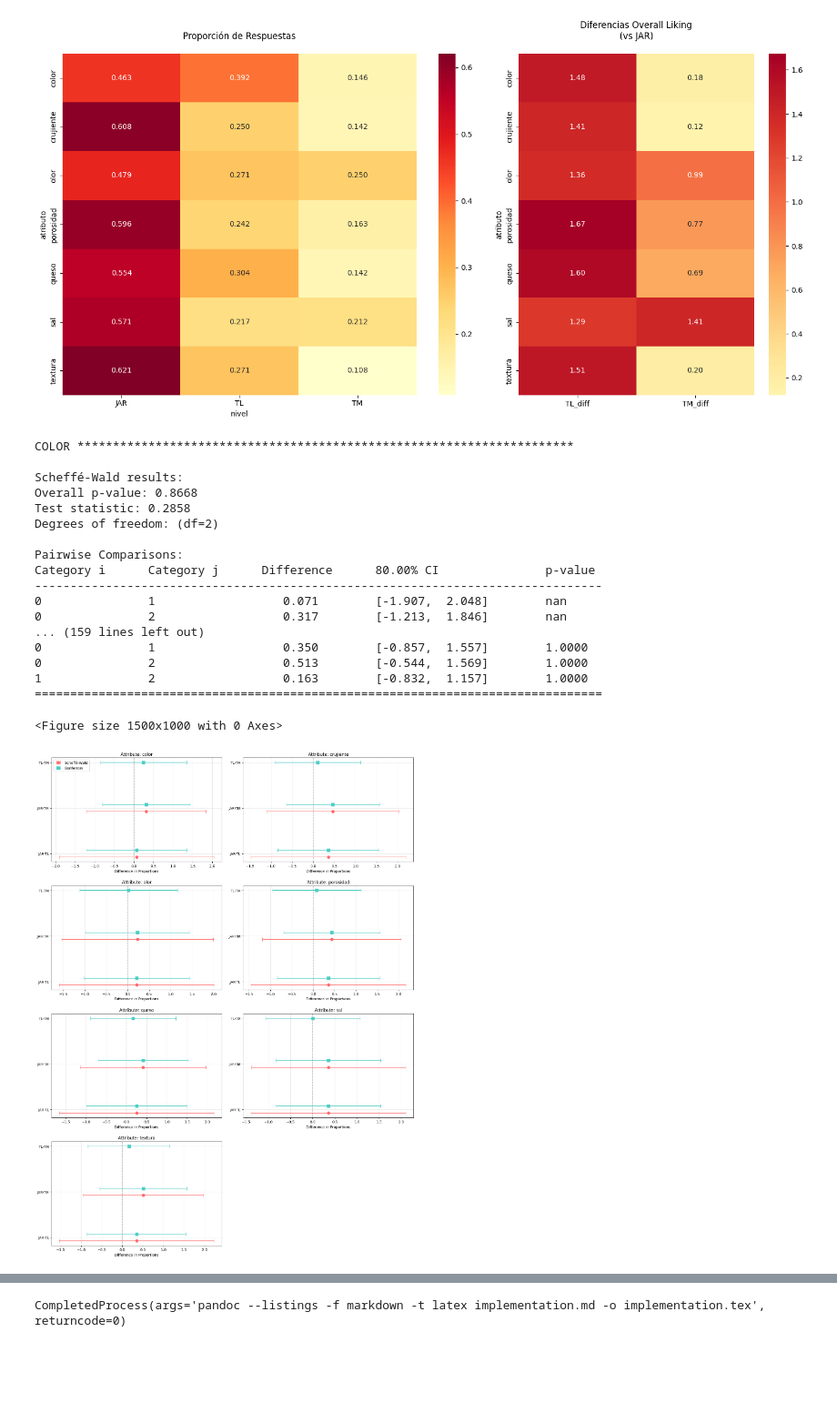
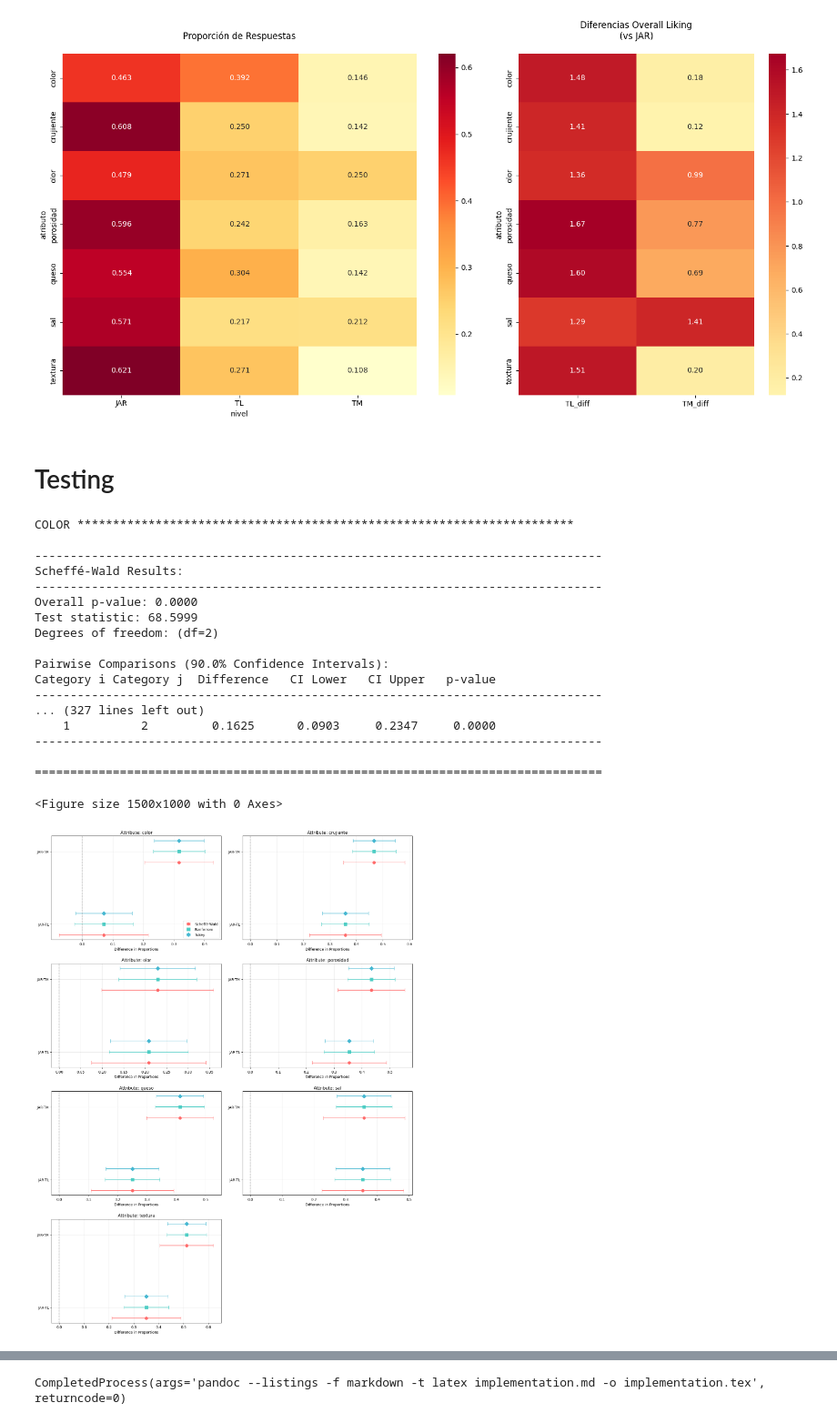
Before and after one commit to sharonluna/scheffe_wald_test, a Jupyter notebook: penalty_analysis/implementation.ipynb, the cells around one changed output, grey strips where cells are left out. Shown at 91% size. Cells and saved outputs as stored; diff of their text form; code cells hidden in the pictures; blank space fills up the shorter version.

```diff
--- a/penalty_analysis/implementation.ipynb
+++ b/penalty_analysis/implementation.ipynb
@@ -43,15 +37,15 @@ OVERALL_LIKING = pd.read_csv(os.path.join(INPUT_DIR, 'dt_penalty.csv'))
 OVERALL_LIKING['atributo'] = OVERALL_LIKING['atributo'].str.lower()
 OVERALL_LIKING['nivel'] = OVERALL_LIKING['nivel'].str.upper()
 # %%
-def get_counts_for_attribute(df_counts: pd.DataFrame, atributo: str) -> list:
+def get_counts_for_attribute(df_counts: pd.DataFrame, measurement: str, atributo: str) -> list:
     """
     Extracts counts in order JAR, TL, TM for a given attribute.
     """
     counts = df_counts[df_counts['atributo'] == atributo].sort_values('nivel')
     return [
-        counts[counts['nivel'] == 'JAR']['proporcion'].iloc[0],
-        counts[counts['nivel'] == 'TL']['proporcion'].iloc[0],
-        counts[counts['nivel'] == 'TM']['proporcion'].iloc[0]
+        counts[counts['nivel'] == 'JAR'][measurement].iloc[0],
+        counts[counts['nivel'] == 'TL'][measurement].iloc[0],
+        counts[counts['nivel'] == 'TM'][measurement].iloc[0]
     ]
 # %%
 def plot_penalty_heatmap(df_ol: pd.DataFrame, df_counts: pd.DataFrame, title: str = "Penalty Analysis Heatmap"):
@@ -112,9 +106,11 @@ plot_penalty_heatmap(OVERALL_LIKING, CONTEOS, title="")
  (<Axes: title={'center': 'Proporción de Respuestas'}, xlabel='nivel', ylabel='atributo'>,
   <Axes: title={'center': 'Diferencias Overall Liking\n(vs JAR)'}, ylabel='atributo'>))
 [figure]
+# %% [markdown]
+# Testing
 # %%
 df_result = pd.DataFrame()
-alpha = 0.20
+alpha = 0.1
 
 # Matriz de contraste para las comparaciones
 A = np.array([
@@ -122,44 +118,46 @@ A = np.array([
     [1, 0, -1],   # JAR vs TM
 ])
 
-for attribute in OVERALL_LIKING['atributo'].unique():
-    counts = get_counts_for_attribute(OVERALL_LIKING, attribute)
+for attribute in CONTEOS['atributo'].unique():
+    counts = get_counts_for_attribute(CONTEOS, 'sbj_num', attribute) # porportions are computed inside
 
     test = StatisticalTest(counts, alpha=alpha)
 
-    bonf_result = test.bonferroni_confidence_intervals()
-    #tukey_result = test.tukey_confidence_intervals()
-    scheffe_result = test.scheffe_wald_test(A, fisher_correction=False)
+    bonf_results = test.bonferroni_confidence_intervals()
+    tukey_results = test.tukey_confidence_intervals()
+    scheffe_results = test.scheffe_wald_test(A)
+
+    all_results = [scheffe_results, bonf_results, tukey_results]
 
     # Print results
     print(str.upper(attribute),"*" * 70)
-    print_test_results([scheffe_result, bonf_result])
+    print_test_results(all_results)
     print("=" * 80)
 
-    for method in [scheffe_result, bonf_result]:
-        result = pd.DataFrame(format_test_results(method))
+    for method in all_results:
+        result = format_test_results_df(method)
         result['attribute'] = attribute
 
         df_result = pd.concat([df_result, result])
 
-df_result['p_i-p_j'] = df_result['p_i-p_j'].str.replace('0','JAR').str.replace('1','TL').str.replace('2','TM')
+df_result['p_i-p_j'] = df_result['p_i-p_j'].str.replace('0','JAR').str.replace('1','TL').str.replace('2','TM').str.replace('p_','')
 # %% [output]
 COLOR **********************************************************************
 
-Scheffé-Wald results:
-Overall p-value: 0.8668
-Test statistic: 0.2858
+--------------------------------------------------------------------------------
+Scheffé-Wald Results:
+--------------------------------------------------------------------------------
+Overall p-value: 0.0000
+Test statistic: 68.5999
 Degrees of freedom: (df=2)
 
-Pairwise Comparisons:
-Category i      Category j      Difference      80.00% CI               p-value
+Pairwise Comparisons (90.0% Confidence Intervals):
+Category i Category j  Difference   CI Lower   CI Upper   p-value
 --------------------------------------------------------------------------------
-0               1                  0.071        [-1.907,  2.048]        nan
-0               2                  0.317        [-1.213,  1.846]        nan
-... (159 lines left out)
-0               1                  0.350        [-0.857,  1.557]        1.0000
-0               2                  0.513        [-0.544,  1.569]        1.0000
-1               2                  0.163        [-0.832,  1.157]        1.0000
+... (327 lines left out)
+    1          2         0.1625      0.0903     0.2347     0.0000
+--------------------------------------------------------------------------------
+
 ================================================================================
 # %%
 df_result.to_csv(os.path.join(MAIN_DIR, 'test_results.csv'))
@@ -178,7 +176,7 @@ axes = axes.flatten()
 # Plot for each attribute
 for idx, attr in enumerate(attributes):
     ax = axes[idx]
-    attr_data = df_result[df_result['attribute'] == attr]
+    attr_data = df_result[(df_result['attribute'] == attr ) & (df_result['p_i-p_j'] != 'TL-TM')]
 
     y_positions = []
     y_labels = []
@@ -199,30 +197,30 @@ for idx, attr in enumerate(attributes):
                 fmt=markers[row['test']],
                 color=colors[row['test']],
                 capsize=5,
                 label=row['test'] if current_pos == 0 else "",
                 markersize=8
             )
 
         y_positions.append(current_pos)
         y_labels.append(comp)
         current_pos += 2.0  # Space between comparisons
 
     ax.axvline(x=0, color='gray', linestyle='--', alpha=0.5)
     ax.set_yticks(y_positions)
     ax.set_yticklabels(y_labels)
     ax.set_xlabel('Difference in Proportions')
     ax.set_title(f'Attribute: {attr}')
     ax.grid(True, alpha=0.3)
 
     if idx == 0:
         ax.legend()
 
 # Remove empty subplots
 for idx in range(len(attributes), len(axes)):
     fig.delaxes(axes[idx])
 
 plt.tight_layout(h_pad=2.0, w_pad=2.0)
 plt.show()
 # %% [output]
 <Figure size 1500x1000 with 0 Axes>
-[figure, old version]
+[figure, new version]
```
Also changed, not shown: parts of 10 cells of this notebook, 15 other files.
